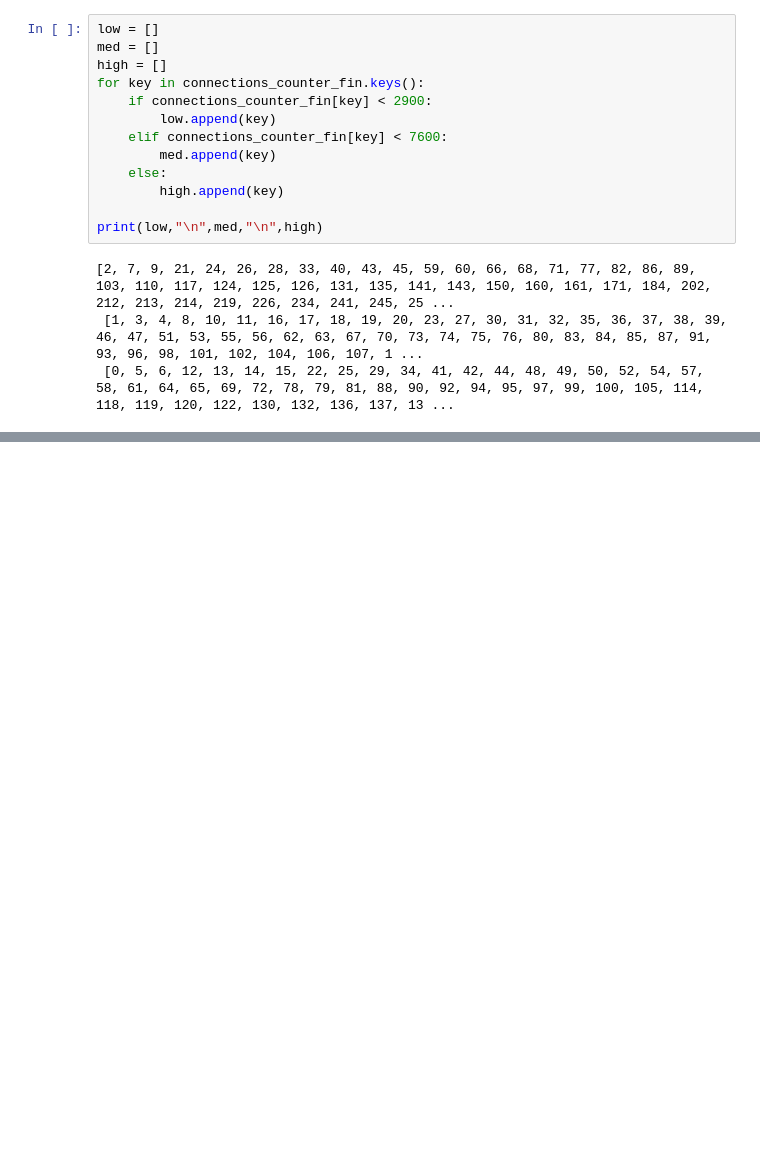
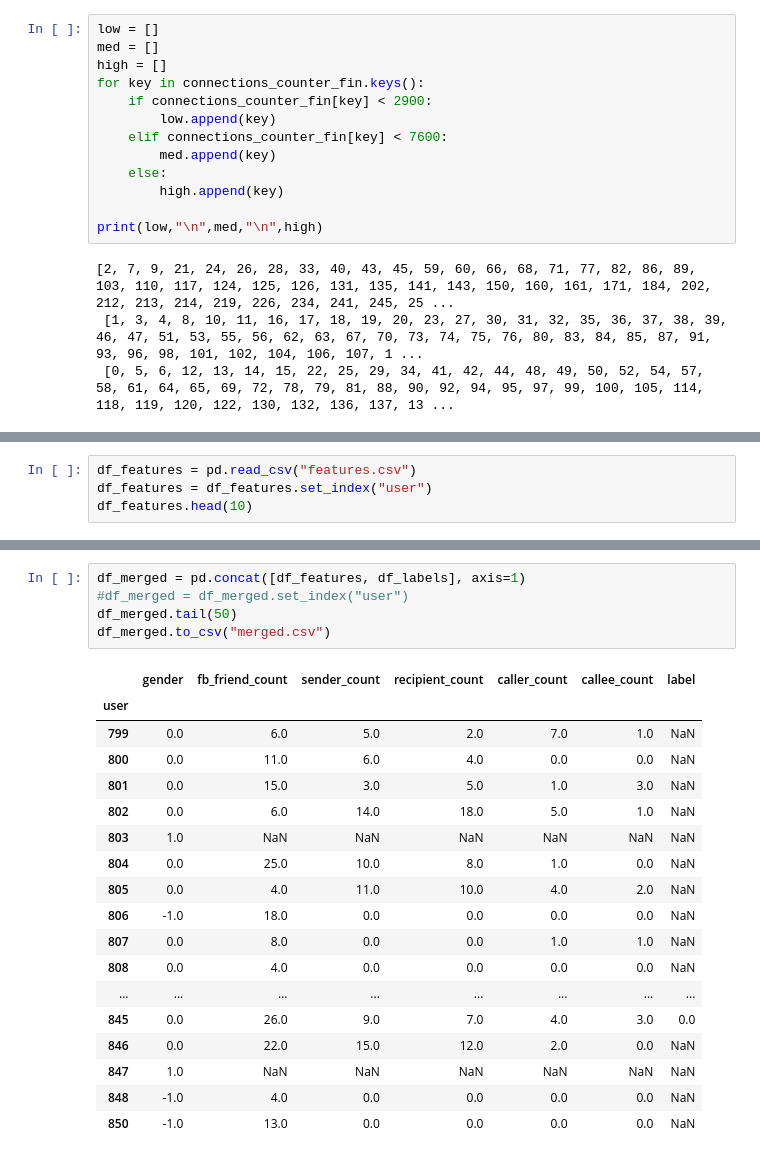
Before and after one commit to danielsson-maja/MAM-data-mining, a Jupyter notebook: projj.ipynb, the cells around one changed output, grey strips where cells are left out. Cells and saved outputs as stored; diff of their text form; blank space fills up the shorter version.

Commit message:
Fixed merged.csv

```diff
--- a/projj.ipynb
+++ b/projj.ipynb
@@ -140,0 +113,4 @@ df_merged.head(10)
+# %%
+df_features = pd.read_csv("features.csv")
+df_features = df_features.set_index("user")
+df_features.head(10)
@@ -140,0 +130,24 @@ df_merged.head(10)
+# %%
+df_merged = pd.concat([df_features, df_labels], axis=1)
+#df_merged = df_merged.set_index("user")
+df_merged.tail(50)
+df_merged.to_csv("merged.csv")
+# %% [output]
+|  | gender | fb_friend_count | sender_count | recipient_count | caller_count | callee_count | label |
+| user |  |  |  |  |  |  |  |
+| 799 | 0.0 | 6.0 | 5.0 | 2.0 | 7.0 | 1.0 | NaN |
+| 800 | 0.0 | 11.0 | 6.0 | 4.0 | 0.0 | 0.0 | NaN |
+| 801 | 0.0 | 15.0 | 3.0 | 5.0 | 1.0 | 3.0 | NaN |
+| 802 | 0.0 | 6.0 | 14.0 | 18.0 | 5.0 | 1.0 | NaN |
+| 803 | 1.0 | NaN | NaN | NaN | NaN | NaN | NaN |
+| 804 | 0.0 | 25.0 | 10.0 | 8.0 | 1.0 | 0.0 | NaN |
+| 805 | 0.0 | 4.0 | 11.0 | 10.0 | 4.0 | 2.0 | NaN |
+| 806 | -1.0 | 18.0 | 0.0 | 0.0 | 0.0 | 0.0 | NaN |
+| 807 | 0.0 | 8.0 | 0.0 | 0.0 | 1.0 | 1.0 | NaN |
+| 808 | 0.0 | 4.0 | 0.0 | 0.0 | 0.0 | 0.0 | NaN |
+| ... | ... | ... | ... | ... | ... | ... | ... |
+| 845 | 0.0 | 26.0 | 9.0 | 7.0 | 4.0 | 3.0 | 0.0 |
+| 846 | 0.0 | 22.0 | 15.0 | 12.0 | 2.0 | 0.0 | NaN |
+| 847 | 1.0 | NaN | NaN | NaN | NaN | NaN | NaN |
+| 848 | -1.0 | 4.0 | 0.0 | 0.0 | 0.0 | 0.0 | NaN |
+| 850 | -1.0 | 13.0 | 0.0 | 0.0 | 0.0 | 0.0 | NaN |
```
Also changed, not shown: parts of 4 cells of this notebook, 1 other file.
